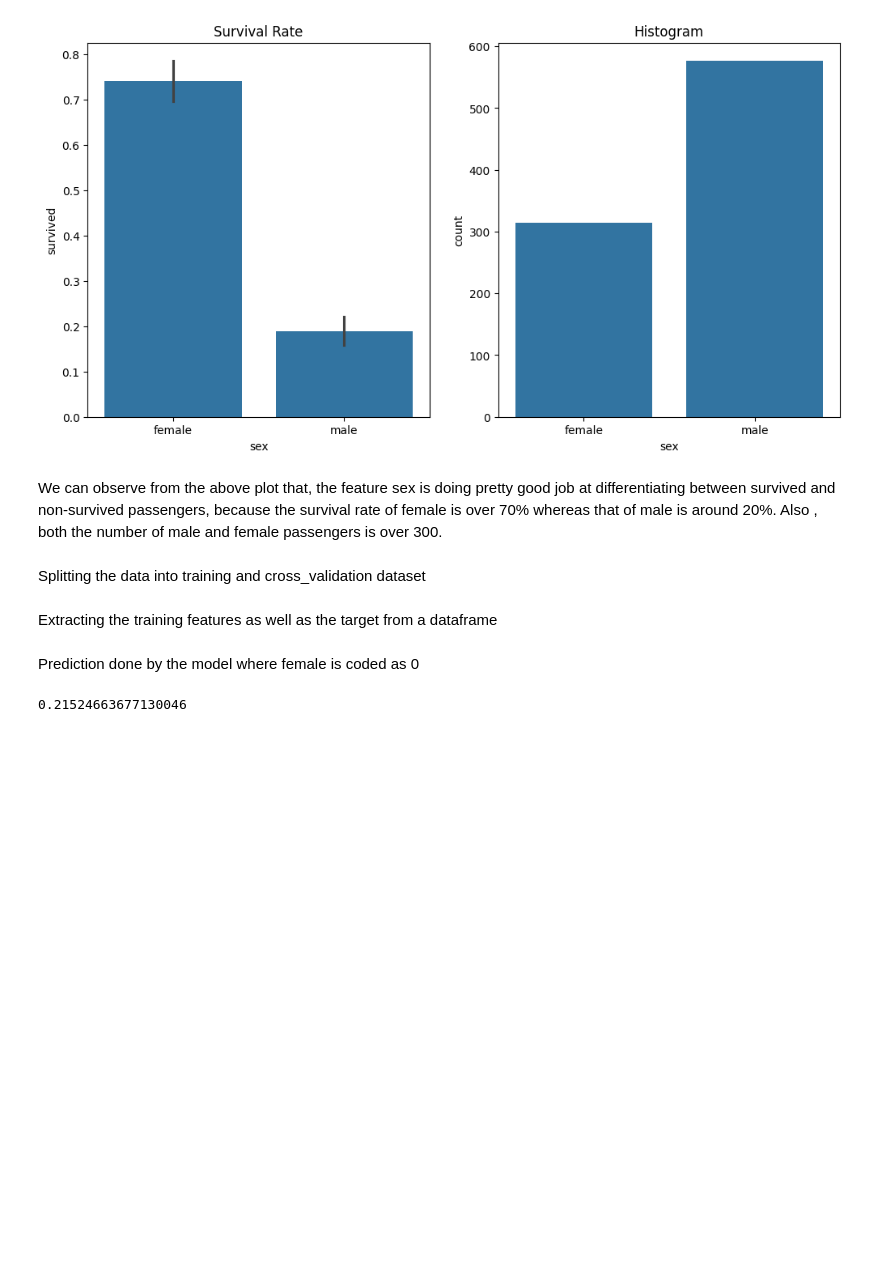
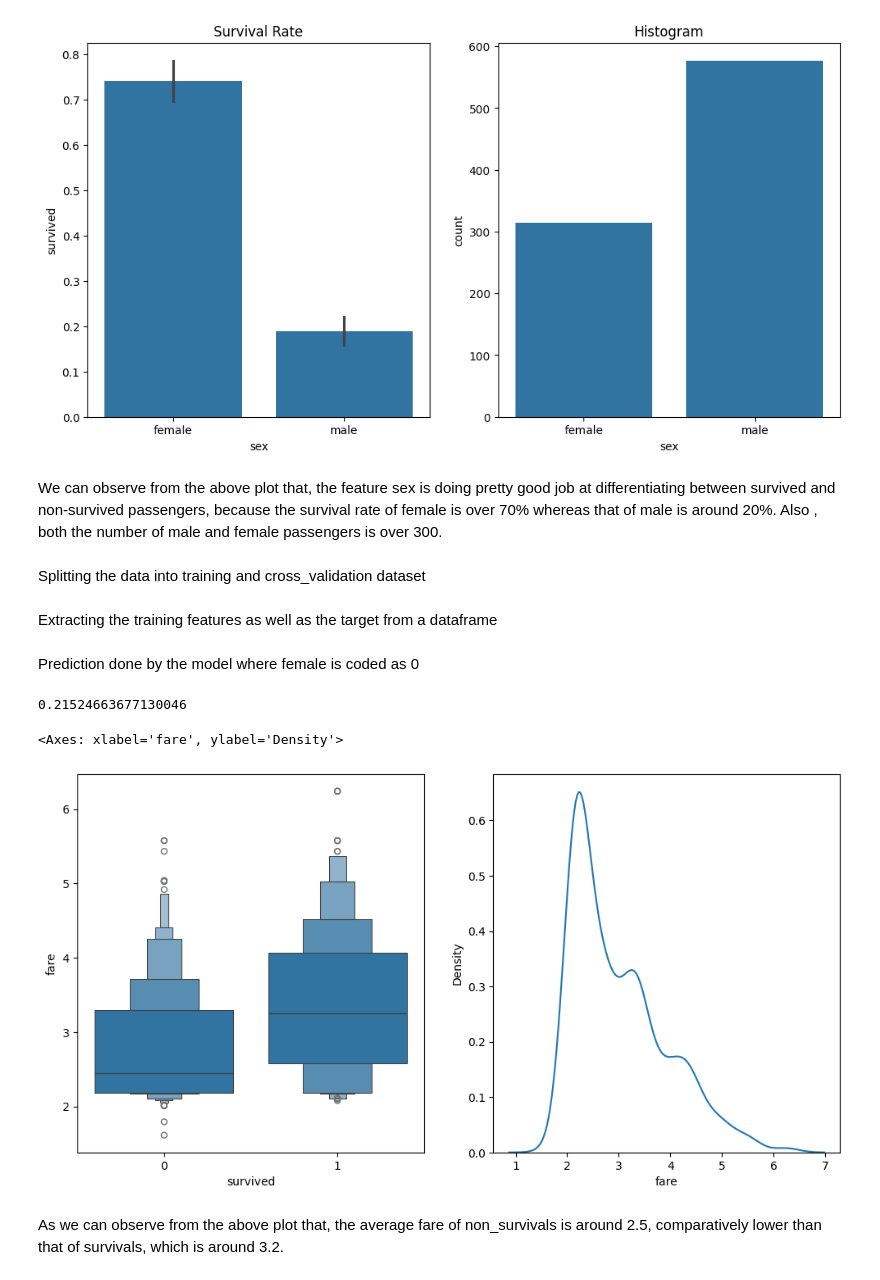
Before and after one commit to AsokTamang/random_forest_scratch, a Jupyter notebook: random-forest-from-scratch.ipynb, the cells around one changed output. Cells and saved outputs as stored; diff of their text form; code cells hidden in the pictures; blank space fills up the shorter version.

Commit message:
plot to show the effect of fare in survival

```diff
--- a/random-forest-from-scratch.ipynb
+++ b/random-forest-from-scratch.ipynb
@@ -179,3 +179,13 @@ from sklearn.metrics import mean_absolute_error
 mean_absolute_error(val_y,pred)
 # %% [output]
 0.21524663677130046
+# %%
+df_fare = train_df[train_df.fare >0]
+fig,axes = plt.subplots(1,2, figsize = (12,6))
+sns.boxenplot(data = df_fare , x = 'survived' , y = 'fare', ax = axes[0])
+sns.kdeplot(data = df_fare , x = 'fare', ax = axes[1])
+# %% [output]
+<Axes: xlabel='fare', ylabel='Density'>
+[figure, added]
+# %% [markdown]
+As we can observe from the above plot that, the average fare of non_survivals is around 2.5, comparatively lower than that of survivals, which is around 3.2.
```
